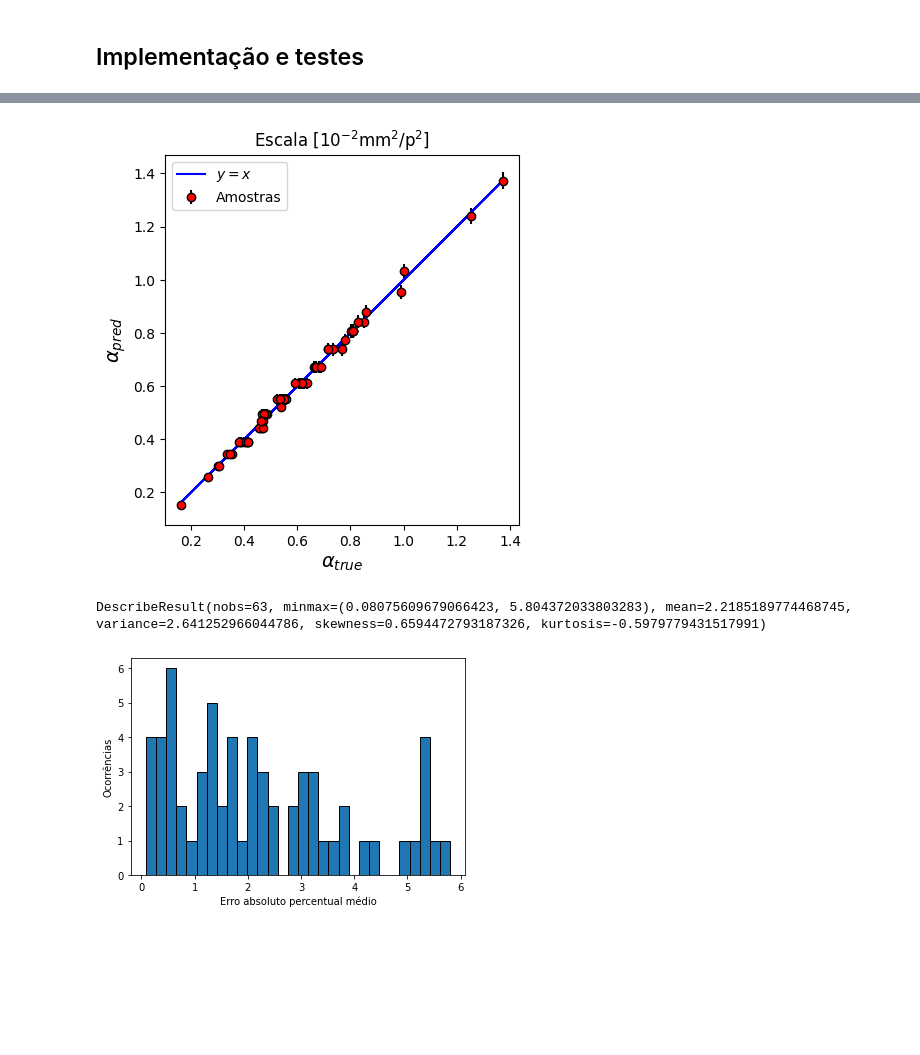
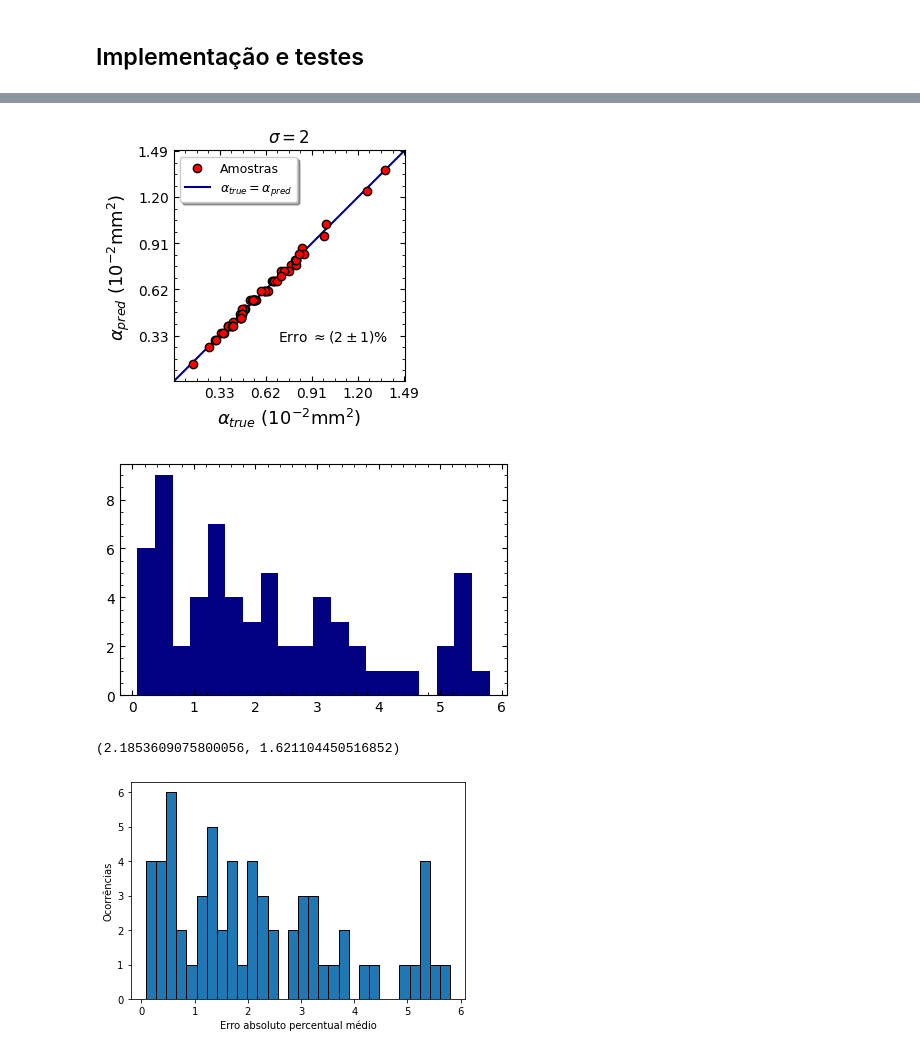
Before and after one commit to JairoSSantos/PAC-project, a Jupyter notebook: notebooks/scale-detection.ipynb, the cells around one changed output, grey strips where cells are left out. Saved outputs shown, nothing was run; the diff lists cells and outputs as text; code cells hidden in the pictures; blank space fills up the shorter version.

```diff
--- a/notebooks/scale-detection.ipynb
+++ b/notebooks/scale-detection.ipynb
@@ -14,11 +14,15 @@ Mounted at /content/drive
 import numpy as np
 import tensorflow as tf
 import matplotlib.pyplot as plt
+from matplotlib import gridspec
 from src.config import Paths
 from src.data import load_all
 from src.measure import scale_from_mask
 from src import visualize as vs
-plt.rcParams['figure.figsize'] = (4, 4)
+
+plt.style.use('reports/report.mplstyle')
+plt.rcParams['axes.prop_cycle'] = plt.cycler(color=['navy', 'cornflowerblue', 'blueviolet', 'r'])
+plt.rcParams['figure.figsize'] = (5, 3)
 # %%
 images, labels, areas = load_all(area=True, grayscale=True, as_tensor=False, norm=True)
 num_samples = len(images)
@@ -105,24 +202,18 @@ plt.show()
 # %% [markdown]
 ## Implementação e testes
 # %%
-def find_scale_tests(img, sigma=2, method='mean'):
+def find_scale_tests(img, sigma=2):
     Iy, Ix = np.gradient(img)
-    fs, stds = [], []
+    fs = []
     for dI in (Ix, Iy.T):
         freqs = np.fft.fftfreq(dI.shape[1], 1)
         pos = freqs > 0
         dI_gauss = gaussian_filter(dI, sigma)
         D = np.apply_along_axis(lambda y: freqs[pos][np.argmax(PSD(y)[pos])], 1, dI_gauss)
 
-        if method == 'mean':
-            fs.append(D.mean())
-            stds.append(D.std())
-        elif method == 'mode':
-            fs.append(mode(D).mode[0])
-            stds.append(0.5/dI.shape[1])
+        fs.append(mode(D, keepdims=True).mode[0])
 
-    (fx, fy), (dx, dy) = fs, stds
-    return fx*fy, np.sqrt((dx*fy)**2 + (dy*fx)**2)
+    return fs[0]*fs[1]
 
 def perc_error(y_true, y_pred):
     return np.abs(y_true - y_pred)/y_true * 100
@@ -165,12 +248,26 @@ plt.show()
 # %%
-%time scale_pred = np.stack([find_scale_tests(image, **best_config) for image in images])
+scale_pred = np.stack([find_scale_tests(image, sigma=2) for image in images])
 fig, ax = plt.subplots()
-plt.errorbar(scale_true*1e2, scale_pred[:, 0]*1e2, scale_pred[:, 1]*1e2, fmt='o', markeredgecolor='k', markerfacecolor='r', color='k', label='Amostras')
-plt.plot(scale_true*1e2, scale_true*1e2, 'b-', label='$y=x$')
-plt.legend()
-plt.title(r'Escala [10$^{-2}$mm$^2$/p$^2$]')
-plt.xlabel(r'$\alpha_{true}$', fontsize=14)
-plt.ylabel(r'$\alpha_{pred}$', fontsize=14)
+
+plt.scatter(scale_true*1e2, scale_pred*1e2, marker='o', edgecolor='k', facecolor='C3', color='C0', label='Amostras')
+
+xi, xf = (scale_true.min() - 0.1*scale_true.ptp())*1e2, (scale_true.max() + 0.1*scale_true.ptp())*1e2
+t = np.linspace(xi, xf, 100)
+plt.plot(t, t, 'C0-', label=r'$\alpha_{true}=\alpha_{pred}$', zorder=0)
+
+legend = plt.legend()
+plt.xlabel(r'$\alpha_{true}$ (10$^{-2}$mm$^{2}$)')
+plt.ylabel(r'$\alpha_{pred}$ (10$^{-2}$mm$^{2}$)')
+plt.xlim(xi, xf)
+plt.ylim(xi, xf)
+ticks = np.round(np.linspace(xi, xf, 6), 2)[1:]
+ax.set_xticks(ticks)
+ax.set_yticks(ticks)
 ax.set_aspect('equal')
-plt.show()
+
+# ax.text(0.2, 1, r'$\sigma = 2$')
+ax.set_title(r'$\sigma = 2$')
+ax.text(0.7, 0.3, r'Erro $\approx (2 \pm 1)\%$')
+
+# fig_download(fig, 'scale_validation.svg')
 # %% [output]
@@ -179,9 +275,14 @@ Wall time: 1.25 s
-[figure, old version]
+[figure, new version]
+# %%
+plt.hist(np.abs(scale_true - scale_pred)/scale_true * 100, bins=20)
+plt.show()
+# %% [output]
+[figure, added]
 # %%
-rel_error = np.abs(scale_true - scale_pred[:, 0])/scale_true*100
-stats.describe(rel_error)
+rel_error = np.abs(scale_true - scale_pred)/scale_true*100
+rel_error.mean(), rel_error.std()
 # %% [output]
-DescribeResult(nobs=63, minmax=(0.08075609679066423, 5.804372033803283), mean=2.2185189774468745, variance=2.641252966044786, skewness=0.6594472793187326, kurtosis=-0.5979779431517991)
+(2.1853609075800056, 1.621104450516852)
 # %%
 plt.hist(rel_error, bins=30, edgecolor='k')
 plt.ylabel('Ocorrências')
```
Also changed, not shown: parts of 15 cells of this notebook, 4 other files.
